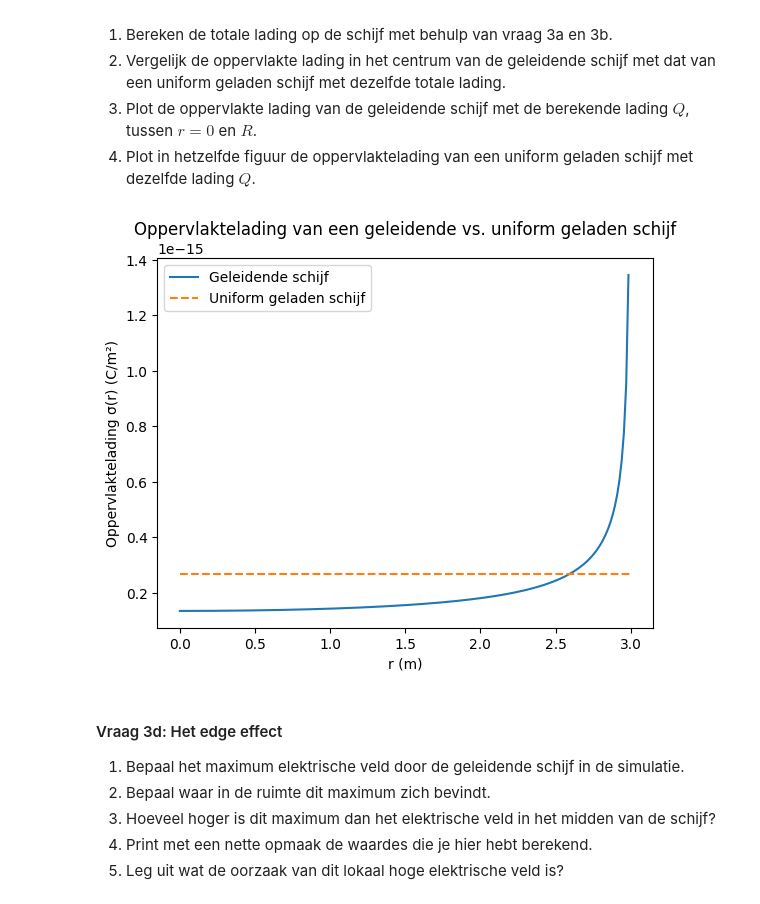
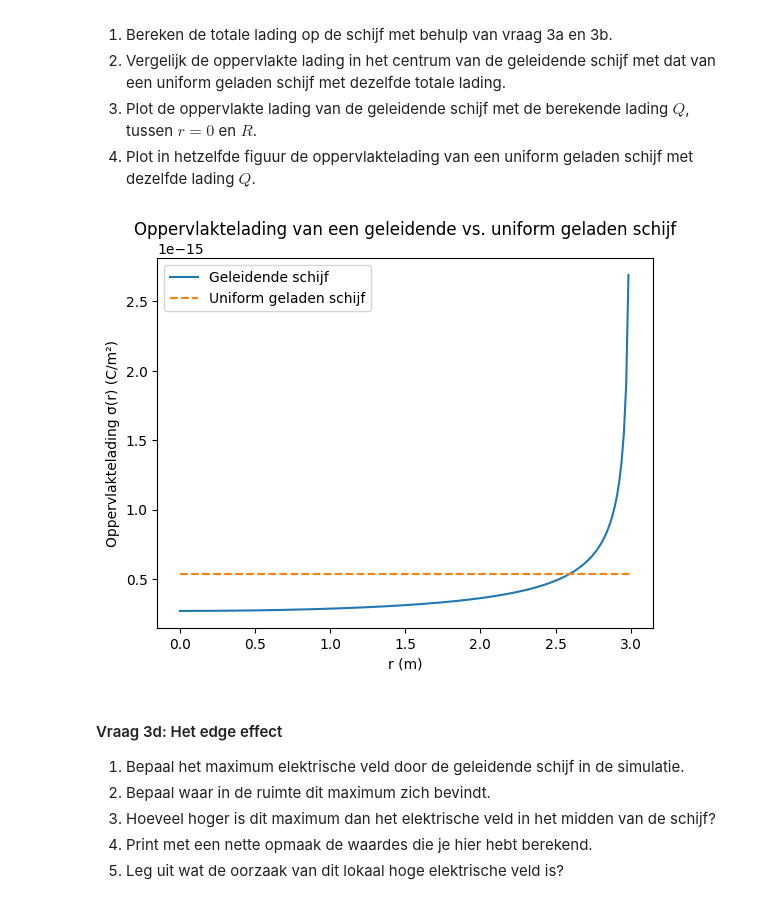
Before and after one commit to sralmulder-hash/opdrachten-DEF-D, a Jupyter notebook: DigitaleOntwerpopdrachten/1CondensatorOpdracht/CondensatorOntwerpopdracht.ipynb, the cells around one changed output. Saved outputs shown, nothing was run; the diff lists cells and outputs as text; code cells hidden in the pictures.

```diff
--- a/DigitaleOntwerpopdrachten/1CondensatorOpdracht/CondensatorOntwerpopdracht.ipynb
+++ b/DigitaleOntwerpopdrachten/1CondensatorOpdracht/CondensatorOntwerpopdracht.ipynb
@@ -499,31 +499,31 @@ $$\sigma(r) = \frac{Q}{2 \pi R \sqrt{R^2 - r^2}}$$
 # %%
  # straal van de schijf in meters
 R = disk_radius
 
 # totale lading Q
-sigma_center = epsilon0 * Ez_center  # oppervlaktelading bij r=0
+sigma_center = 2*epsilon0 * Ez_center  # oppervlaktelading bij r=0
 Q = 2 * np.pi * R**2 * sigma_center # totale lading (uitlimiet bij r->0)
 
 # R-waarden om sigma(r) te plotten
 r_values = np.linspace(0, R, 200)
 
 # Oppervlaktelading van geleidende schijf
 sigma_conducting = Q / (2 * np.pi * R * np.sqrt(R**2 - r_values**2))
 
 # Uniform geladen schijf
 sigma_uniform = Q / (np.pi * R**2)
 
 # Plot
 plt.figure()
 plt.plot(r_values, sigma_conducting, label="Geleidende schijf")
 plt.plot(r_values, sigma_uniform*np.ones_like(r_values), '--', label="Uniform geladen schijf")
 plt.xlabel("r (m)")
 plt.ylabel("Oppervlaktelading σ(r) (C/m²)")
 plt.title("Oppervlaktelading van een geleidende vs. uniform geladen schijf")
 plt.legend()
 plt.show()
 # %% [output]
-[figure, old version]
+[figure, new version]
 # %% [markdown]
 #### Vraag 3d: Het edge effect
 
```
Also changed, not shown: parts of 1 cell of this notebook.
